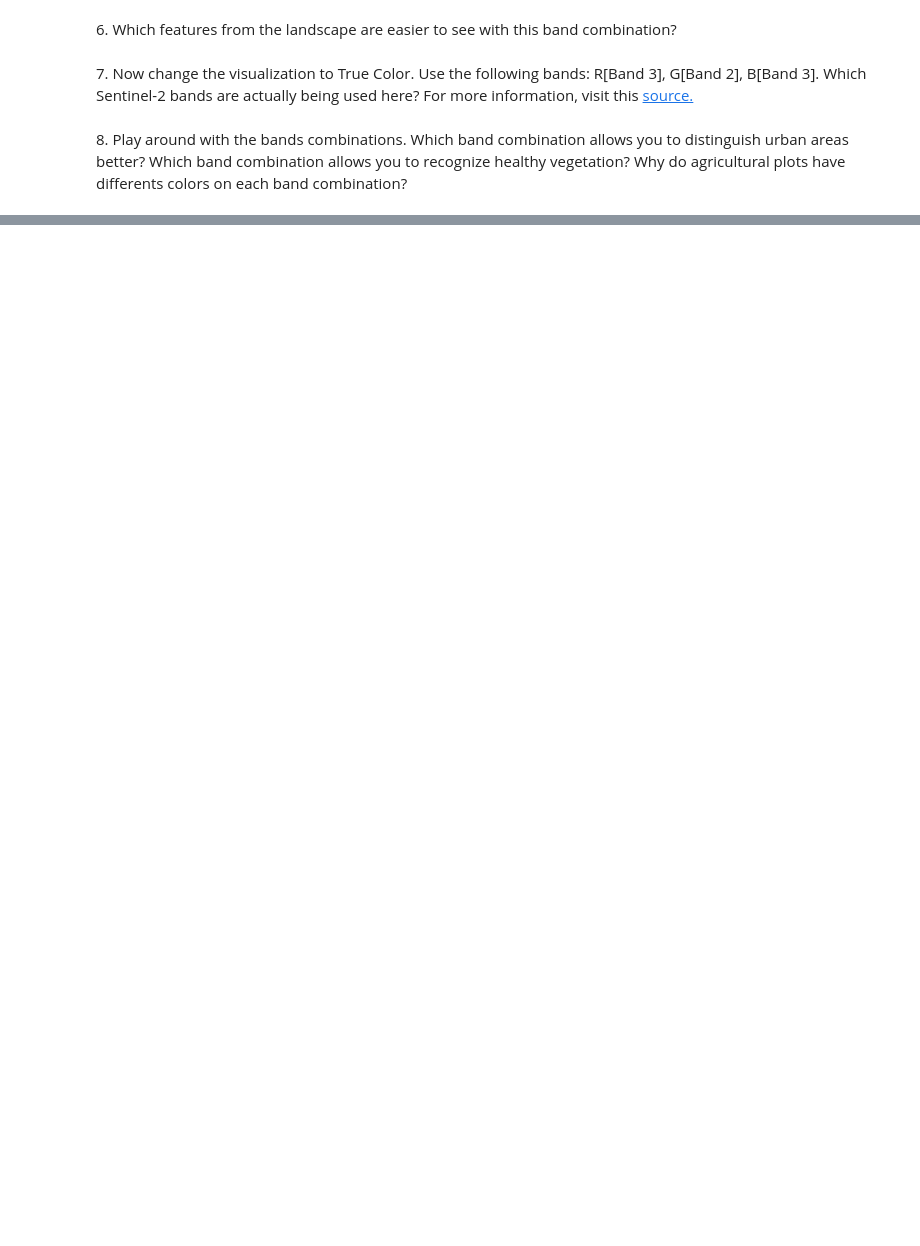
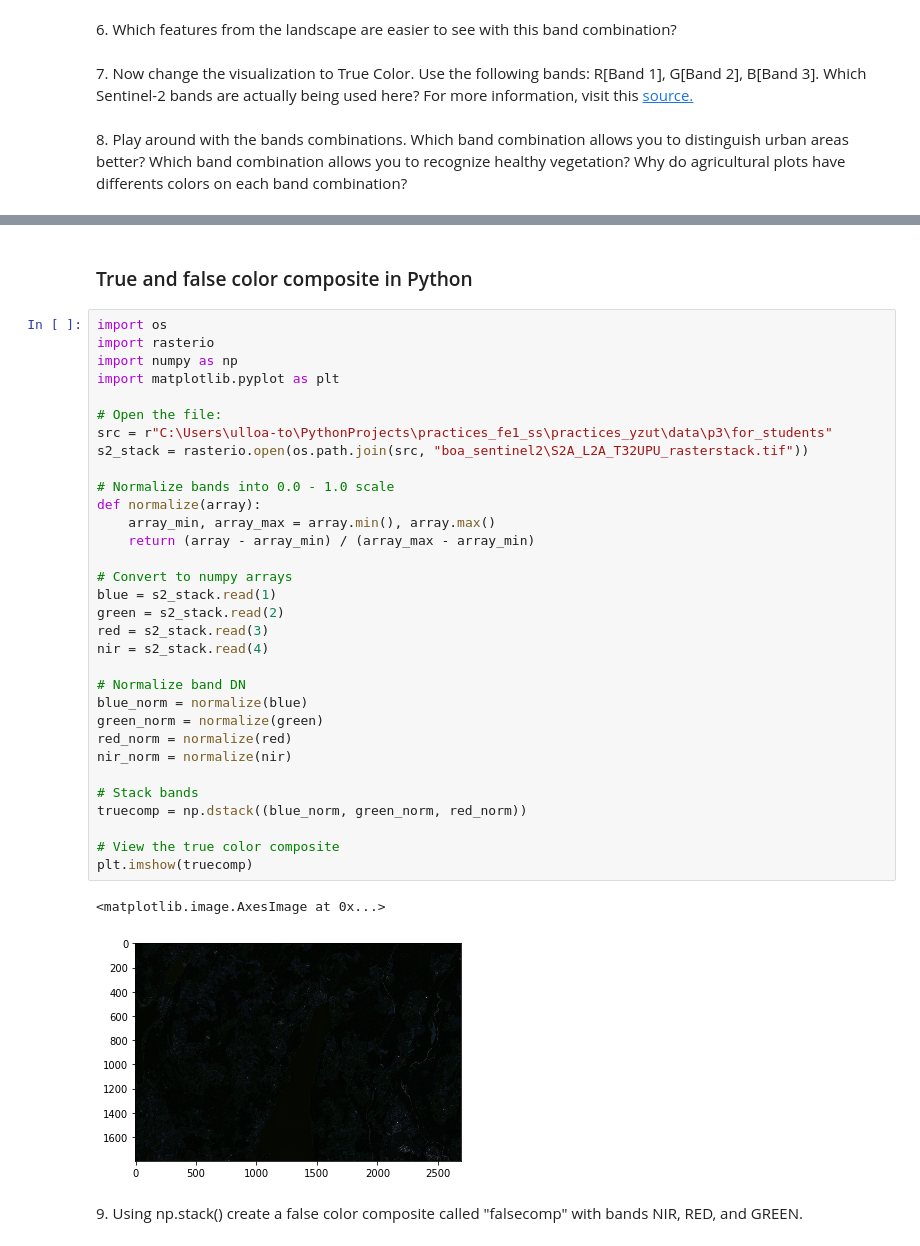
Before and after one commit to yzut-ydv/Remote_sensing_HM, a Jupyter notebook: jupyter_notebooks/practice3_fe1.ipynb, the cells around one changed output, grey strips where cells are left out. Cells and saved outputs as stored; diff of their text form; blank space fills up the shorter version.

```diff
--- a/jupyter_notebooks/practice3_fe1.ipynb
+++ b/jupyter_notebooks/practice3_fe1.ipynb
@@ -65,7 +65,7 @@ p.small {
 # %% [markdown]
 <p>6. Which features from the landscape are easier to see with this band combination?</p>
 # %% [markdown]
-<p>7. Now change the visualization to True Color. Use the following bands: R[Band 3], G[Band 2], B[Band 3]. Which Sentinel-2 bands are actually being used here? For more information, visit this <a href= "https://www.sentinel-hub.com/eoproducts/true-color-1">source.</a></p>
+<p>7. Now change the visualization to True Color. Use the following bands: R[Band 1], G[Band 2], B[Band 3]. Which Sentinel-2 bands are actually being used here? For more information, visit this <a href= "https://www.sentinel-hub.com/eoproducts/true-color-1">source.</a></p>
 # %% [markdown]
 <p>8. Play around with the bands combinations. Which band combination allows you to distinguish urban areas better? Which band combination allows you to recognize healthy vegetation? Why do agricultural plots have differents colors on each band combination?</p>
 # %% [markdown]
@@ -83,4 +83,43 @@ p.small {
 
 <img src="img/img_p3_createpolygon.png" width="700" />
 <img src="img/img_p3_createpolygon2.png" width="700" />
+# %% [markdown]
+<h3>True and false color composite in Python</h3>
+# %%
+import os
+import rasterio
+import numpy as np
+import matplotlib.pyplot as plt
+
+# Open the file:
+src = r"C:\Users\ulloa-to\PythonProjects\practices_fe1_ss\practices_yzut\data\p3\for_students"
+s2_stack = rasterio.open(os.path.join(src, "boa_sentinel2\S2A_L2A_T32UPU_rasterstack.tif"))
+
+# Normalize bands into 0.0 - 1.0 scale
+def normalize(array):
+    array_min, array_max = array.min(), array.max()
+    return (array - array_min) / (array_max - array_min)
+
+# Convert to numpy arrays
+blue = s2_stack.read(1)
+green = s2_stack.read(2)
+red = s2_stack.read(3)
+nir = s2_stack.read(4)
+
+# Normalize band DN
+blue_norm = normalize(blue)
+green_norm = normalize(green)
+red_norm = normalize(red)
+nir_norm = normalize(nir)
+
+# Stack bands
+truecomp = np.dstack((blue_norm, green_norm, red_norm))
+
+# View the true color composite
+plt.imshow(truecomp)
+# %% [output]
+<matplotlib.image.AxesImage at 0x...>
+[figure, added]
+# %% [markdown]
+<p>9. Using np.stack() create a false color composite called "falsecomp" with bands NIR, RED, and GREEN.</p>
 # %% [markdown]
```
Also changed, not shown: parts of 6 cells of this notebook, 6 other files.
